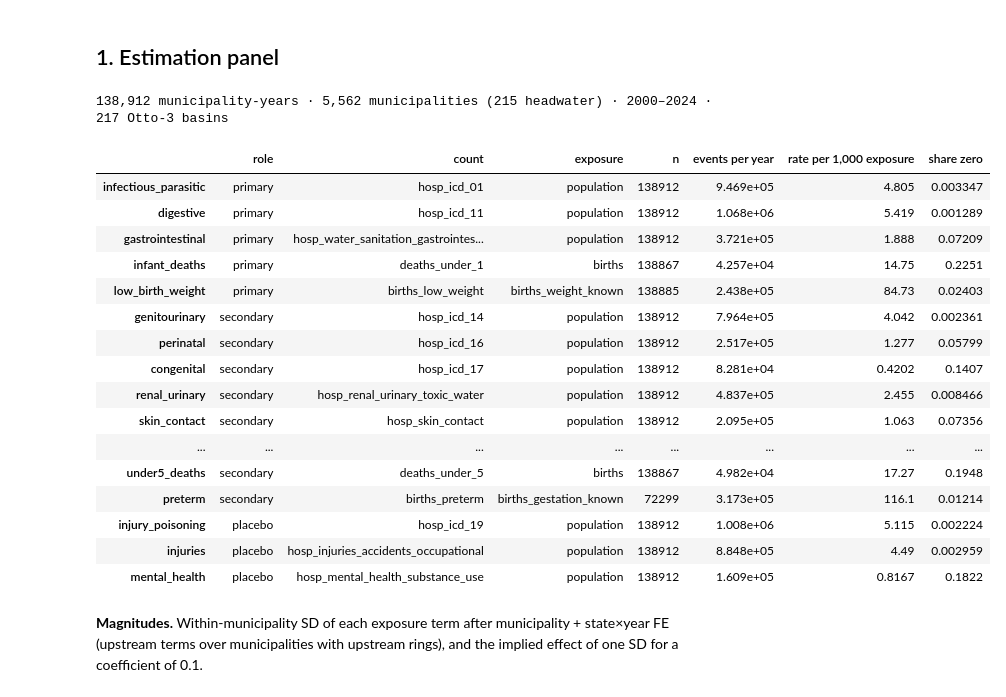
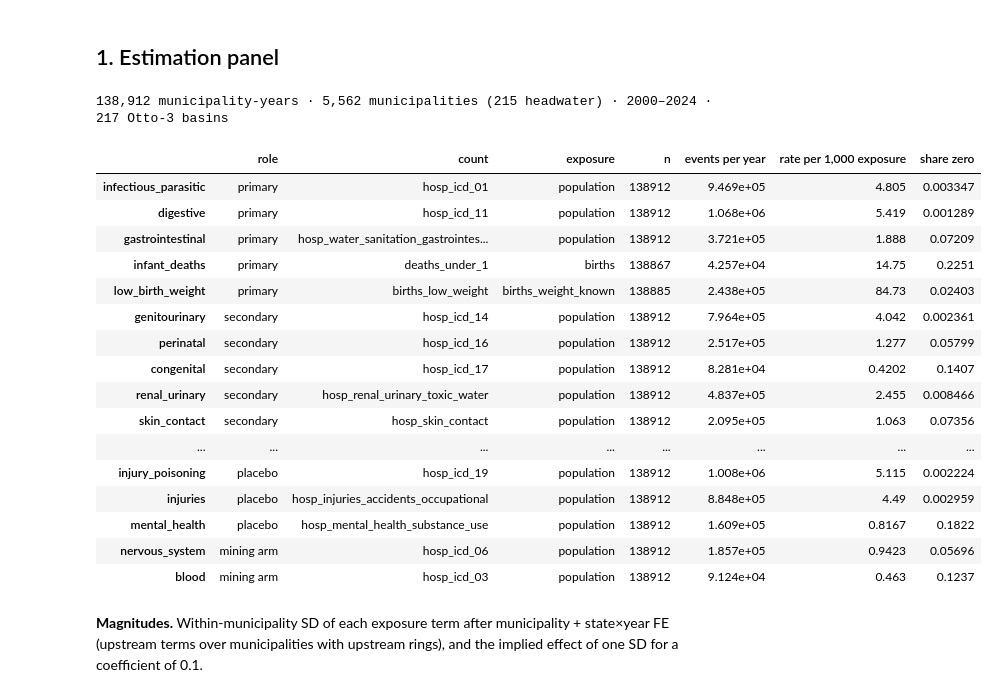
Before and after one commit to felixschulz385/Masterthesis, a Jupyter notebook: output/notebooks/health/02_analysis.ipynb, the cells around one changed output. Drawn from its saved outputs; the diff is of its cells as text; code cells hidden in the pictures.

```diff
--- a/output/notebooks/health/02_analysis.ipynb
+++ b/output/notebooks/health/02_analysis.ipynb
@@ -102,39 +115,39 @@ RESULTS_DIR.mkdir(parents=True, exist_ok=True)
 df = H.build_health_panel(distance_bands=True)
 municipalities = df.drop_duplicates("mun_id")
 print(f"{len(df):,} municipality-years · {len(municipalities):,} municipalities "
       f"({(~municipalities['has_upstream']).sum()} headwater) · {df.year.min()}–{df.year.max()} · "
       f"{df['otto_basin_l3'].nunique()} Otto-3 basins")
 
 ROLES = {**{n: "primary" for n in H.PRIMARY_OUTCOMES}, **{n: "secondary" for n in H.SECONDARY_OUTCOMES},
-         **{n: "placebo" for n in H.PLACEBO_OUTCOMES}}
+         **{n: "placebo" for n in H.PLACEBO_OUTCOMES}, **{n: "mining arm" for n in H.METAL_OUTCOMES}}
 outcome_rows = {}
 for name, (count, exposure) in H.OUTCOMES.items():
     observed = df[df[H.outcome_column(name)].notna() & df[H.offset_column(name)].notna()]
     y = observed[H.outcome_column(name)]
     outcome_rows[name] = {"role": ROLES[name], "count": count, "exposure": exposure, "n": len(observed),
                           "events per year": y.sum() / observed["year"].nunique(),
                           "rate per 1,000 exposure": 1000 * y.sum() / observed[exposure].sum(),
                           "share zero": (y == 0).mean()}
 display(pd.DataFrame(outcome_rows).T)
 # %% [output]
 138,912 municipality-years · 5,562 municipalities (215 headwater) · 2000–2024 · 217 Otto-3 basins
 |  | role | count | exposure | n | events per year | rate per 1,000 exposure | share zero |
 | infectious_parasitic | primary | hosp_icd_01 | population | 138912 | 9.469e+05 | 4.805 | 0.003347 |
 | digestive | primary | hosp_icd_11 | population | 138912 | 1.068e+06 | 5.419 | 0.001289 |
 | gastrointestinal | primary | hosp_water_sanitation_gastrointes... | population | 138912 | 3.721e+05 | 1.888 | 0.07209 |
 | infant_deaths | primary | deaths_under_1 | births | 138867 | 4.257e+04 | 14.75 | 0.2251 |
 | low_birth_weight | primary | births_low_weight | births_weight_known | 138885 | 2.438e+05 | 84.73 | 0.02403 |
 | genitourinary | secondary | hosp_icd_14 | population | 138912 | 7.964e+05 | 4.042 | 0.002361 |
 | perinatal | secondary | hosp_icd_16 | population | 138912 | 2.517e+05 | 1.277 | 0.05799 |
 | congenital | secondary | hosp_icd_17 | population | 138912 | 8.281e+04 | 0.4202 | 0.1407 |
 | renal_urinary | secondary | hosp_renal_urinary_toxic_water | population | 138912 | 4.837e+05 | 2.455 | 0.008466 |
 | skin_contact | secondary | hosp_skin_contact | population | 138912 | 2.095e+05 | 1.063 | 0.07356 |
 | ... | ... | ... | ... | ... | ... | ... | ... |
-| under5_deaths | secondary | deaths_under_5 | births | 138867 | 4.982e+04 | 17.27 | 0.1948 |
-| preterm | secondary | births_preterm | births_gestation_known | 72299 | 3.173e+05 | 116.1 | 0.01214 |
 | injury_poisoning | placebo | hosp_icd_19 | population | 138912 | 1.008e+06 | 5.115 | 0.002224 |
 | injuries | placebo | hosp_injuries_accidents_occupational | population | 138912 | 8.848e+05 | 4.49 | 0.002959 |
 | mental_health | placebo | hosp_mental_health_substance_use | population | 138912 | 1.609e+05 | 0.8167 | 0.1822 |
+| nervous_system | mining arm | hosp_icd_06 | population | 138912 | 1.857e+05 | 0.9423 | 0.05696 |
+| blood | mining arm | hosp_icd_03 | population | 138912 | 9.124e+04 | 0.463 | 0.1237 |
 # %% [markdown]
 **Magnitudes.** Within-municipality SD of each exposure term after municipality +
 state×year FE (upstream terms over municipalities with upstream rings), and the implied
```
Also changed, not shown: parts of 24 cells of this notebook, 3 other files.
